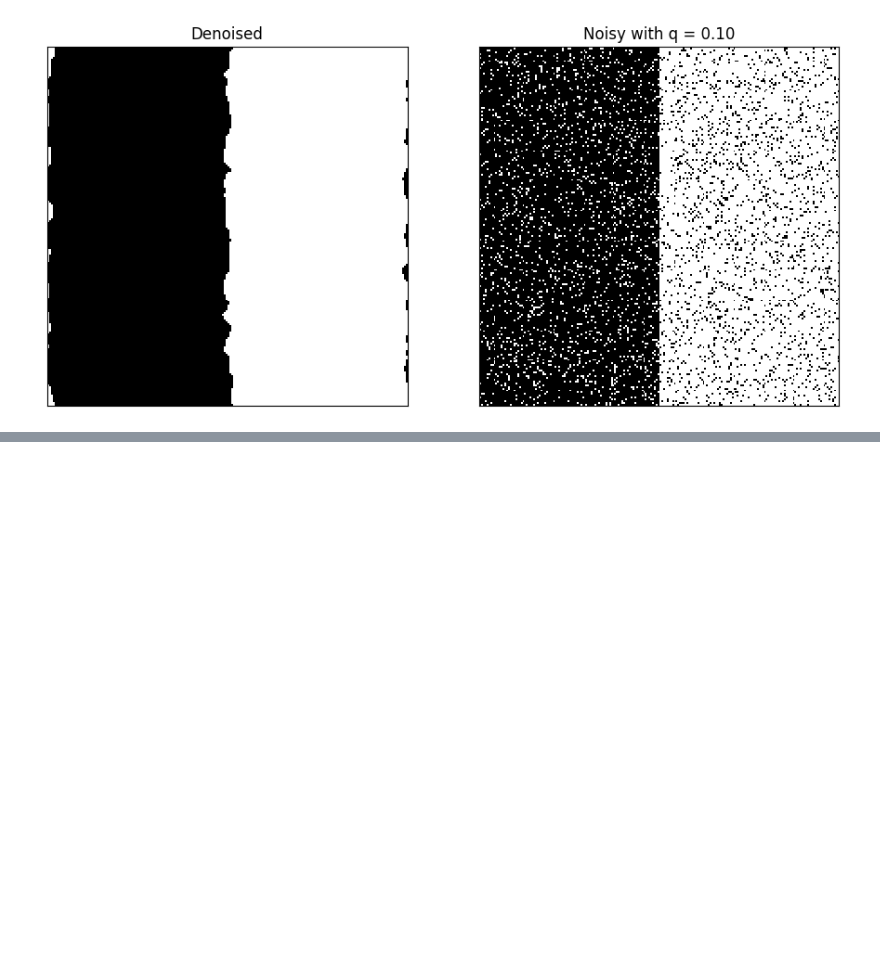
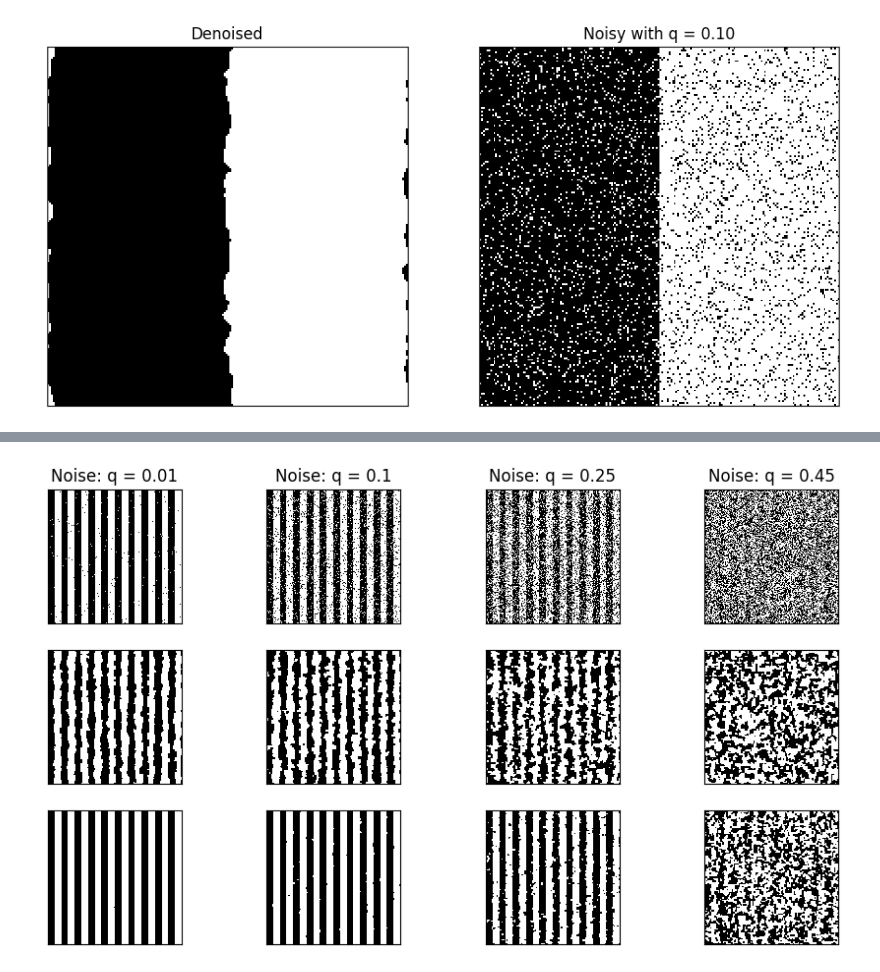
Before and after one commit to szuvarska/ImageDenoising, a Jupyter notebook: zebra_stripes.ipynb, the cells around one changed output, grey strips where cells are left out. Cells and saved outputs as stored; diff of their text form; code cells hidden in the pictures; blank space fills up the shorter version.

```diff
--- a/zebra_stripes.ipynb
+++ b/zebra_stripes.ipynb
@@ -125,7 +125,7 @@ denoise(
 # %%
 def visualize_ext_and_noise(
     image_source: str,
-    noise_strength: float = [0.01, 0.1, 0.25, 0.45],
+    noise_strength: float = [0.99, 0.9, 0.75, 0.65],
     extfield_strength: float = [0.1, 0.8],
     burnin: int = 50000,
     loops: int = 500000,
@@ -210,0 +213,5 @@ visualize_ext_and_noise(img)
+# %%
+img = zebra(10, 10)
+visualize_ext_and_noise(img)
+# %% [output]
+[figure, added]
```
Also changed, not shown: parts of 2 cells of this notebook, 2 other files.
